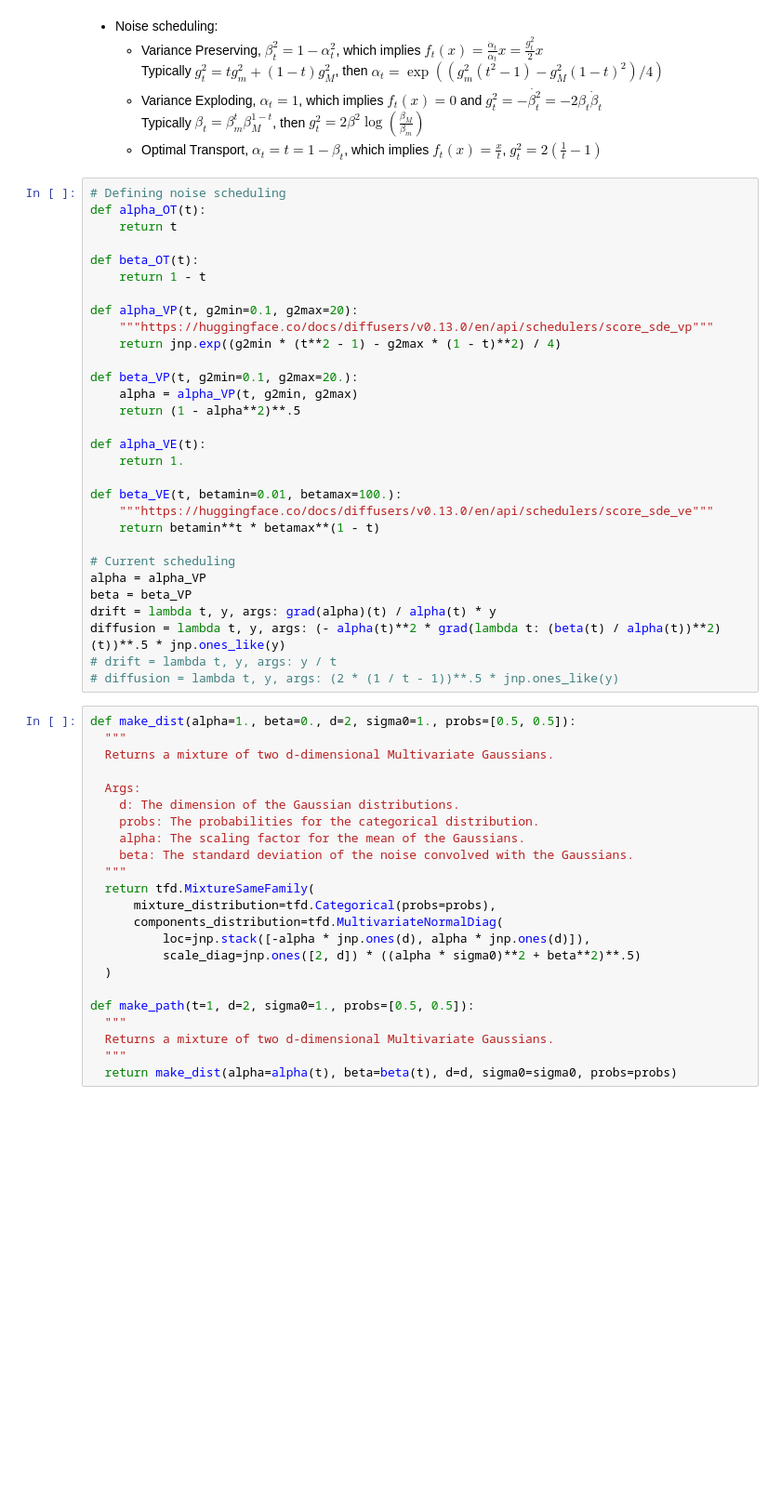
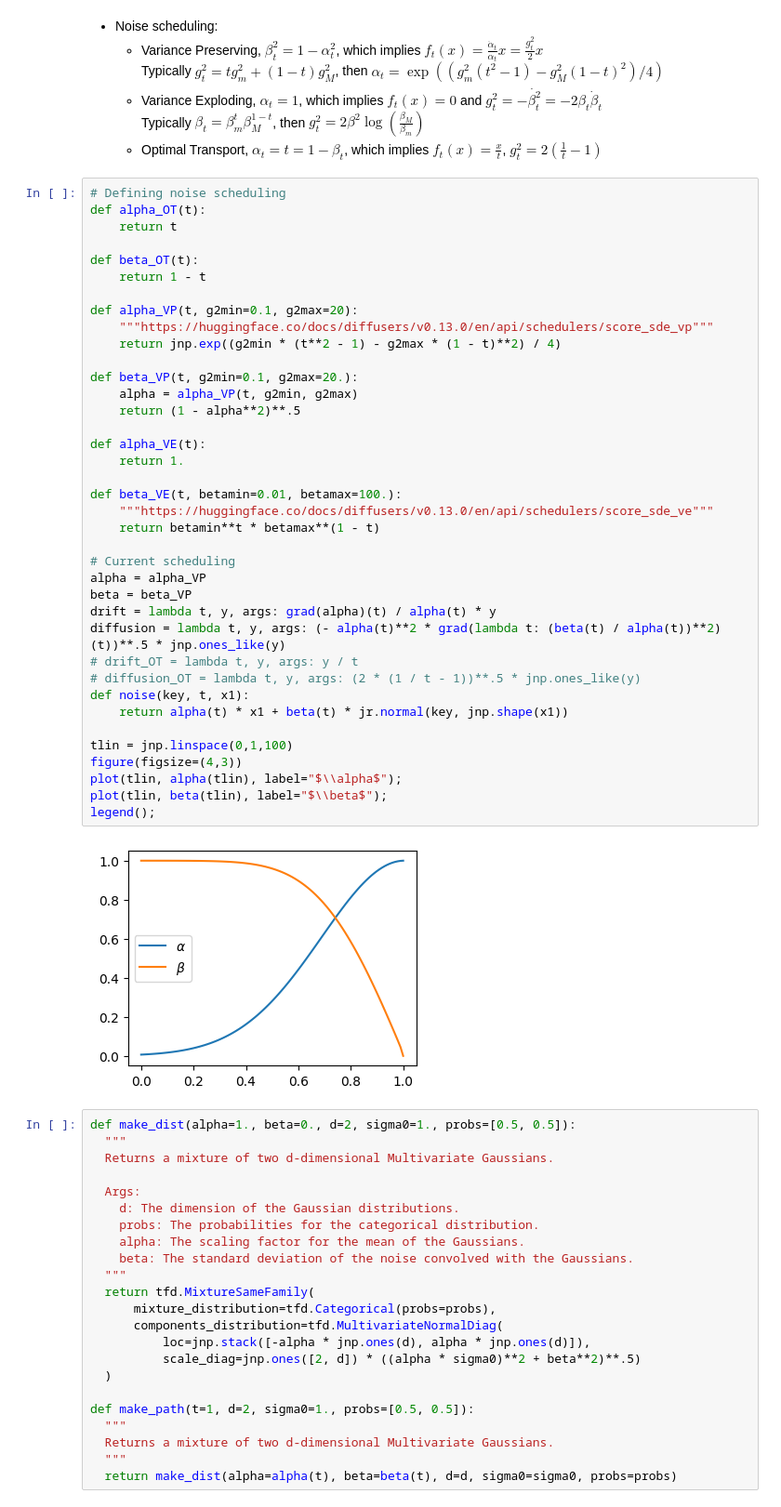
Before and after one commit to hsimonfroy/diffusion-field-level, a Jupyter notebook: TSM.ipynb, the cells around one changed output. Shown: that part at 93% size. Cells and saved outputs as stored; diff of their text form; blank space fills up the shorter version.

```diff
--- a/TSM.ipynb
+++ b/TSM.ipynb
@@ -37,33 +41,43 @@ $\newcommand{\cA}{\mathcal{A}}\newcommand{\cB}{\mathcal{B}}\newcommand{\cC}{\mat
 # %%
 # Defining noise scheduling
 def alpha_OT(t):
     return t
 
 def beta_OT(t):
     return 1 - t
 
 def alpha_VP(t, g2min=0.1, g2max=20):
     """https://huggingface.co/docs/diffusers/v0.13.0/en/api/schedulers/score_sde_vp"""
     return jnp.exp((g2min * (t**2 - 1) - g2max * (1 - t)**2) / 4)
 
 def beta_VP(t, g2min=0.1, g2max=20.):
     alpha = alpha_VP(t, g2min, g2max)
     return (1 - alpha**2)**.5
 
 def alpha_VE(t):
     return 1.
 
 def beta_VE(t, betamin=0.01, betamax=100.):
     """https://huggingface.co/docs/diffusers/v0.13.0/en/api/schedulers/score_sde_ve"""
     return betamin**t * betamax**(1 - t)
 
 # Current scheduling
 alpha = alpha_VP
 beta = beta_VP
 drift = lambda t, y, args: grad(alpha)(t) / alpha(t) * y
 diffusion = lambda t, y, args: (- alpha(t)**2 * grad(lambda t: (beta(t) / alpha(t))**2)(t))**.5 * jnp.ones_like(y)
-# drift = lambda t, y, args: y / t
-# diffusion = lambda t, y, args: (2 * (1 / t - 1))**.5 * jnp.ones_like(y)
+# drift_OT = lambda t, y, args: y / t
+# diffusion_OT = lambda t, y, args: (2 * (1 / t - 1))**.5 * jnp.ones_like(y)
+def noise(key, t, x1):
+    return alpha(t) * x1 + beta(t) * jr.normal(key, jnp.shape(x1))
+
+tlin = jnp.linspace(0,1,100)
+figure(figsize=(4,3))
+plot(tlin, alpha(tlin), label="$\\alpha$");
+plot(tlin, beta(tlin), label="$\\beta$");
+legend();
+# %% [output]
+[figure, added]
 # %%
 def make_dist(alpha=1., beta=0., d=2, sigma0=1., probs=[0.5, 0.5]):
   """
```
Also changed, not shown: parts of 16 cells of this notebook.
